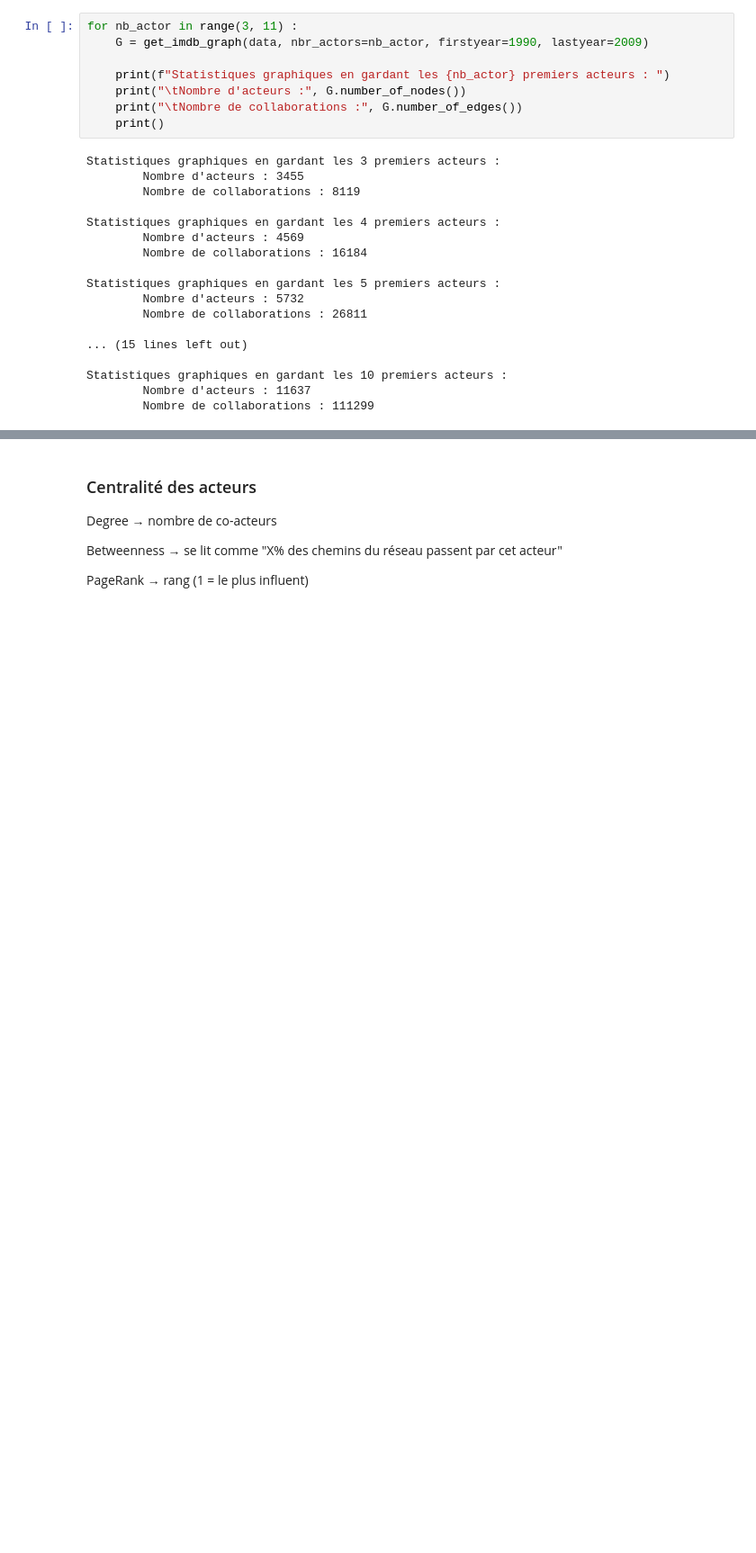
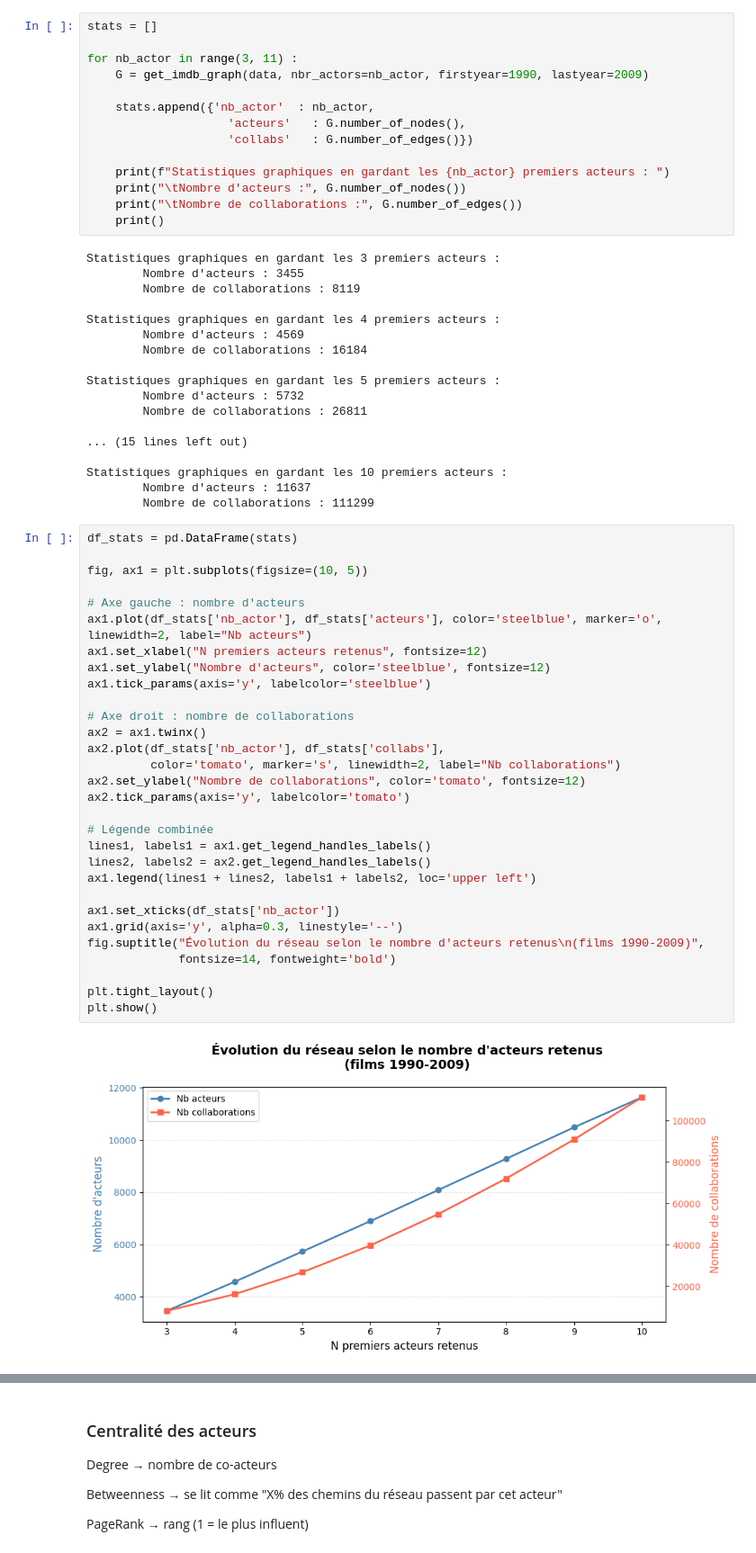
Before and after one commit to DavidGabrielPapa/TheseDeMaster, a Jupyter notebook: datatest.ipynb, the cells around one changed output, grey strips where cells are left out. Shown at 90% size. Drawn from its saved outputs; the diff is of its cells as text; blank space fills up the shorter version.

Commit message:
link mbti + all stats

```diff
--- a/datatest.ipynb
+++ b/datatest.ipynb
@@ -214,6 +229,12 @@ Nombre d'acteurs uniques : 54201
 # %%
+stats = []
+
 for nb_actor in range(3, 11) :
     G = get_imdb_graph(data, nbr_actors=nb_actor, firstyear=1990, lastyear=2009)
+
+    stats.append({'nb_actor'  : nb_actor,
+                    'acteurs'   : G.number_of_nodes(),
+                    'collabs'   : G.number_of_edges()})
 
     print(f"Statistiques graphiques en gardant les {nb_actor} premiers acteurs : ")
     print("\tNombre d'acteurs :", G.number_of_nodes())
@@ -237,6 +258,38 @@ Statistiques graphiques en gardant les 5 premiers acteurs :
 Statistiques graphiques en gardant les 10 premiers acteurs :
         Nombre d'acteurs : 11637
         Nombre de collaborations : 111299
+# %%
+df_stats = pd.DataFrame(stats)
+
+fig, ax1 = plt.subplots(figsize=(10, 5))
+
+# Axe gauche : nombre d'acteurs
+ax1.plot(df_stats['nb_actor'], df_stats['acteurs'], color='steelblue', marker='o', linewidth=2, label="Nb acteurs")
+ax1.set_xlabel("N premiers acteurs retenus", fontsize=12)
+ax1.set_ylabel("Nombre d'acteurs", color='steelblue', fontsize=12)
+ax1.tick_params(axis='y', labelcolor='steelblue')
+
+# Axe droit : nombre de collaborations
+ax2 = ax1.twinx()
+ax2.plot(df_stats['nb_actor'], df_stats['collabs'],
+         color='tomato', marker='s', linewidth=2, label="Nb collaborations")
+ax2.set_ylabel("Nombre de collaborations", color='tomato', fontsize=12)
+ax2.tick_params(axis='y', labelcolor='tomato')
+
+# Légende combinée
+lines1, labels1 = ax1.get_legend_handles_labels()
+lines2, labels2 = ax2.get_legend_handles_labels()
+ax1.legend(lines1 + lines2, labels1 + labels2, loc='upper left')
+
+ax1.set_xticks(df_stats['nb_actor'])
+ax1.grid(axis='y', alpha=0.3, linestyle='--')
+fig.suptitle("Évolution du réseau selon le nombre d'acteurs retenus\n(films 1990-2009)",
+             fontsize=14, fontweight='bold')
+
+plt.tight_layout()
+plt.show()
+# %% [output]
+[figure, added]
 # %%
 # Afficher graph avec 3 acteurs
 G = get_imdb_graph(data, nbr_actors=3, firstyear=1990, lastyear=2009)
```
Also changed, not shown: parts of 15 cells of this notebook, 1 other file.
